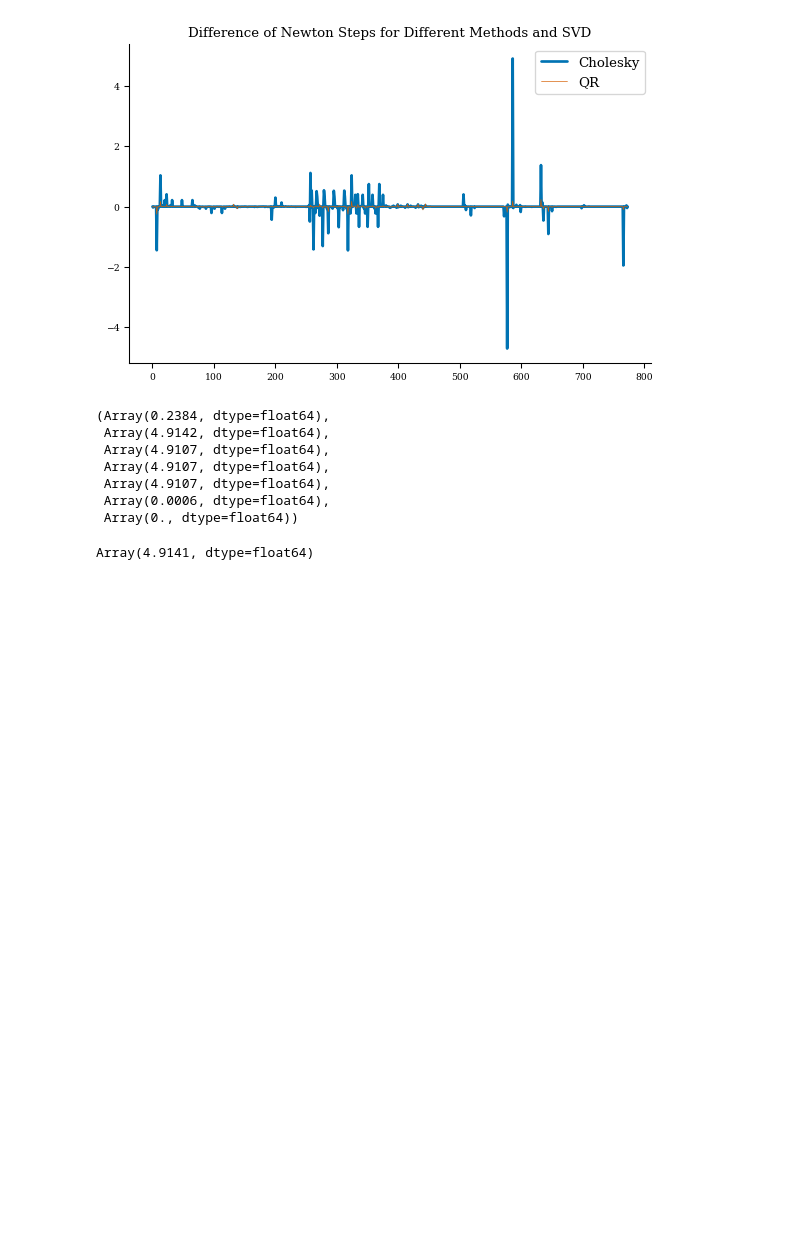
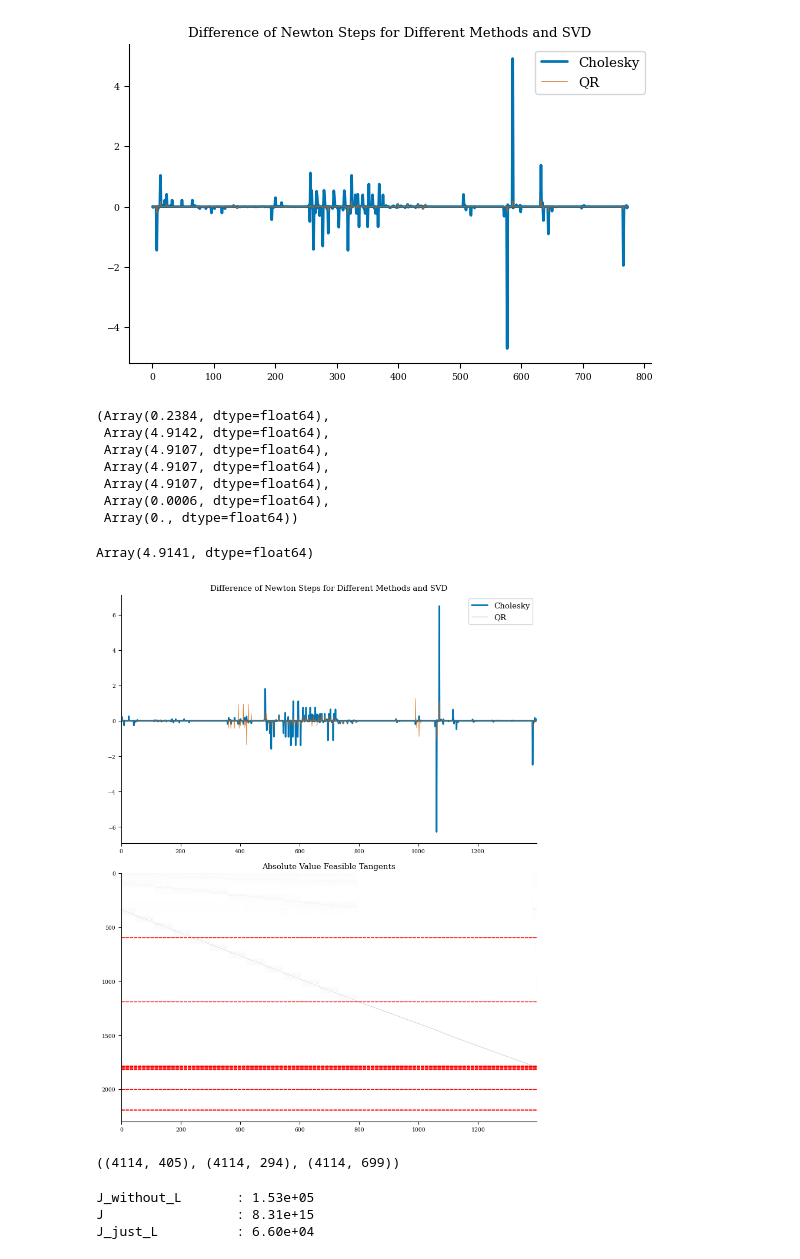
Before and after one commit to YigitElma/DEBUG-DESC, a Jupyter notebook: AnalyzeCondition/transforms.ipynb, the cells around one changed output. Cells and saved outputs as stored; diff of their text form; code cells hidden in the pictures; blank space fills up the shorter version.

```diff
--- a/AnalyzeCondition/transforms.ipynb
+++ b/AnalyzeCondition/transforms.ipynb
@@ -151,9 +151,9 @@ plt.savefig("jacobian-condition-number.png", dpi=400)
 # %% [output]
 [figure]
 # %%
-# eq = get("ATF")
+# eq = get("precise_QA")
 res = 10
-eq = Equilibrium(L=res, M=res, N=2)
+eq = Equilibrium(L=res, M=res, N=4)
 method = "direct1"
 grid = ConcentricGrid(L=eq.L_grid, M=eq.M_grid, N=eq.N_grid, NFP=eq.NFP, sym=eq.sym)
 transformR = Transform(grid=grid, basis=eq.R_basis, method=method)
@@ -277,3 +279,46 @@ max(step_svd-step_qr), max(step_svd-step_cho), max(step_svd-step_psvd), max(step
 max(step_svd-scale2*step_cho)
 # %% [output]
 Array(4.9141, dtype=float64)
+# %%
+fig, axs = plt.subplots(2, 1, figsize=(8, 10), sharex=False)
+axs[0].plot(step_svd-step_cho, label="Cholesky", lw=2)
+axs[0].plot(step_svd-step_qr, label="QR", lw=0.5)
+axs[0].set_xlim(0, obj._feasible_tangents.shape[1])
+
+axs[0].legend()
+axs[0].set_title("Difference of Newton Steps for Different Methods and SVD")
+
+im = axs[1].imshow(jnp.abs(obj._feasible_tangents), aspect="auto", cmap="binary")
+axs[1].set_title("Absolute Value Feasible Tangents")
+
+size_total = 0
+for key, value in eq.params_dict.items():
+    size = value.size
+    size_total += size
+    axs[1].axhline(y=size_total, color='r', linestyle='--')
+
+plt.tight_layout()
+plt.savefig("transform-objective-Z-res10104.png", dpi=1000)
+# %% [output]
+[figure, added]
+# %%
+start = len(eq.x_idx["R_lmn"]) + len(eq.x_idx["Z_lmn"]) - len(eq.x_idx["Rb_lmn"]) - len(eq.x_idx["Zb_lmn"])
+end = start + len(eq.x_idx["L_lmn"])
+L_idx = jnp.arange(start, end)
+J_without_L = jnp.delete(J, L_idx, axis=1)
+J_just_L = J[:, L_idx]
+J_without_L.shape, J_just_L.shape, J.shape
+# %% [output]
+((4114, 405), (4114, 294), (4114, 699))
+# %%
+scale1, _ = compute_jac_scale(J_without_L)
+cond1 = jnp.linalg.cond(scale1*J_without_L)
+cond2 = jnp.linalg.cond(J)
+cond3 = jnp.linalg.cond(J_just_L)
+print(f"J_without_L       : {cond1:.2e}")
+print(f"J                 : {cond2:.2e}")
+print(f"J_just_L          : {cond3:.2e}")
+# %% [output]
+J_without_L       : 1.53e+05
+J                 : 8.31e+15
+J_just_L          : 6.60e+04
```
Also changed, not shown: parts of 11 cells of this notebook, 51 other files.
